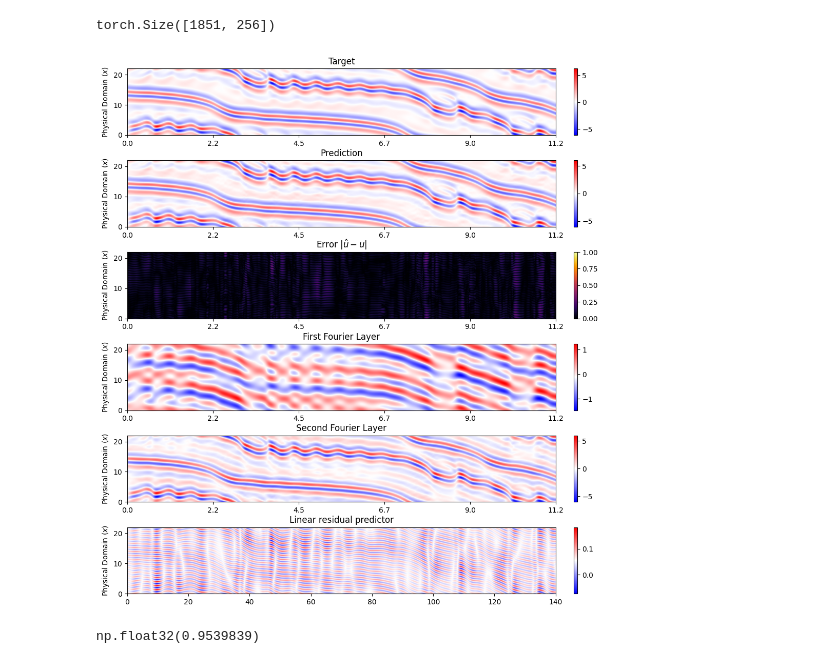
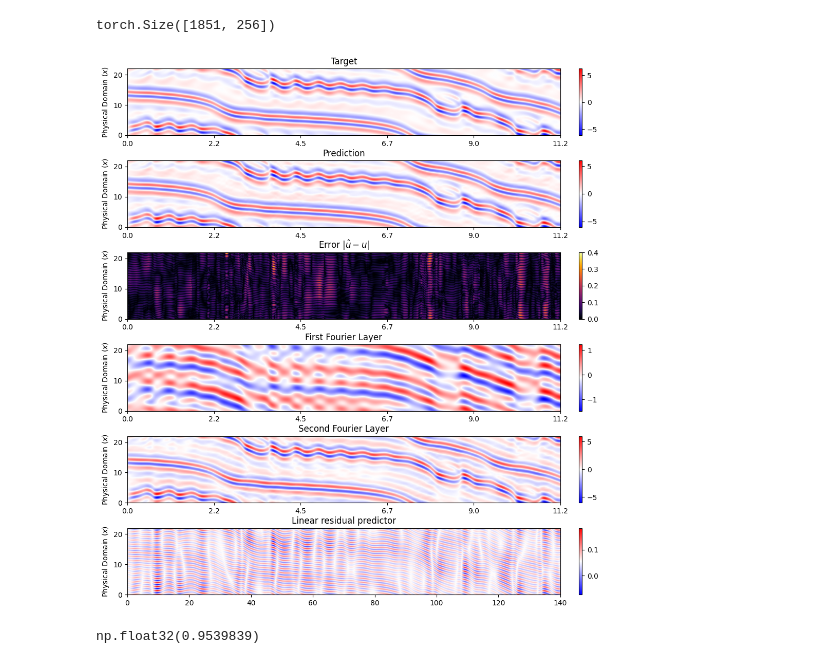
Before and after one commit to marcocayuela/HFNO, a Jupyter notebook: notebooks/ks_equation/hfno_hyperparameters.ipynb, the cells around one changed output. Drawn from its saved outputs; the diff is of its cells as text; code cells hidden in the pictures.

```diff
--- a/notebooks/ks_equation/hfno_hyperparameters.ipynb
+++ b/notebooks/ks_equation/hfno_hyperparameters.ipynb
@@ -230,7 +230,7 @@ axs[1].set_ylabel(r"Physical Domain $(x)$", fontsize=10)
 #axs[1].set_xlabel(r"Time $(t)$", fontsize=10)
 fig.colorbar(im2, ax=axs[1], orientation='vertical', fraction=0.02, pad=0.04)
 
-im3 = axs[2].imshow(error_train.T, extent=[0, Tf, 0, L], aspect='auto', origin='lower', cmap='inferno', vmin=0, vmax=1)
+im3 = axs[2].imshow(error_train.T, extent=[0, Tf, 0, L], aspect='auto', origin='lower', cmap='inferno', vmin=0, vmax=0.4)
 axs[2].set_title(f"Error $|\hat u - u|$", fontsize=12)
 axs[2].set_ylabel(r"Physical Domain $(x)$", fontsize=10)
 #axs[2].set_xlabel(r"Time $(t)$", fontsize=10)
@@ -240,34 +240,34 @@ im4 = axs[3].imshow(preds_train_1.T, extent=[0, Tf, 0, L], aspect='auto', origin
 axs[3].set_title(f"First Fourier Layer", fontsize=12)
 axs[3].set_ylabel(r"Physical Domain $(x)$", fontsize=10)
 #axs[3].set_xlabel(r"Time $(t)$", fontsize=10)
 fig.colorbar(im4, ax=axs[3], orientation='vertical', fraction=0.02, pad=0.04)
 
 im5 = axs[4].imshow(preds_train_2.T, extent=[0, Tf, 0, L], aspect='auto', origin='lower', cmap='bwr')
 axs[4].set_title(f"Second Fourier Layer", fontsize=12)
 axs[4].set_ylabel(r"Physical Domain $(x)$", fontsize=10)
 #axs[4].set_xlabel(r"Time $(t)$", fontsize=10)
 fig.colorbar(im5, ax=axs[4], orientation='vertical', fraction=0.02, pad=0.04)
 
 im6 = axs[5].imshow(preds_train_w.T, extent=[0, Tf, 0, L], aspect='auto', origin='lower', cmap='bwr')
 axs[5].set_title(f"Linear residual predictor", fontsize=12)
 axs[5].set_ylabel(r"Physical Domain $(x)$", fontsize=10)
 #axs[5].set_xlabel(r"Time $(t)$", fontsize=10)
 fig.colorbar(im6, ax=axs[5], orientation='vertical', fraction=0.02, pad=0.04)
 
 
 xticks = np.linspace(0, Tf, 6)
 for i in range(5):
     axs[i].set_xticks(xticks)
     axs[i].set_xticklabels([f"{x/tl:.1f}" for x in xticks])
 
 
 # Ajuster la mise en page
 plt.tight_layout(h_pad=-0.1)
 if not os.path.exists("plots"):
     os.mkdir("plots")
 plt.show()
 # %% [output]
-[figure, old version]
+[figure, new version]
 # %%
 np.sqrt(np.mean(np.sum((traj_test_out - preds_train_1.T)**2, axis=1)/np.sum(traj_test_out**2, axis=1)))
 # %% [output]
```
Also changed, not shown: 1 other file.
